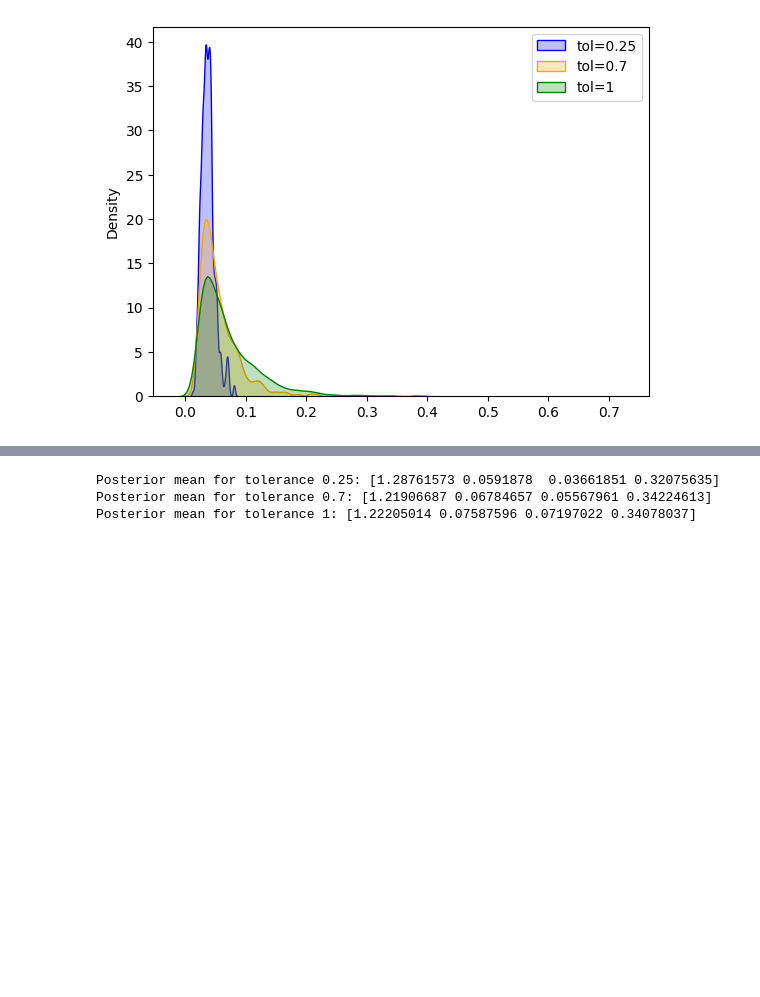
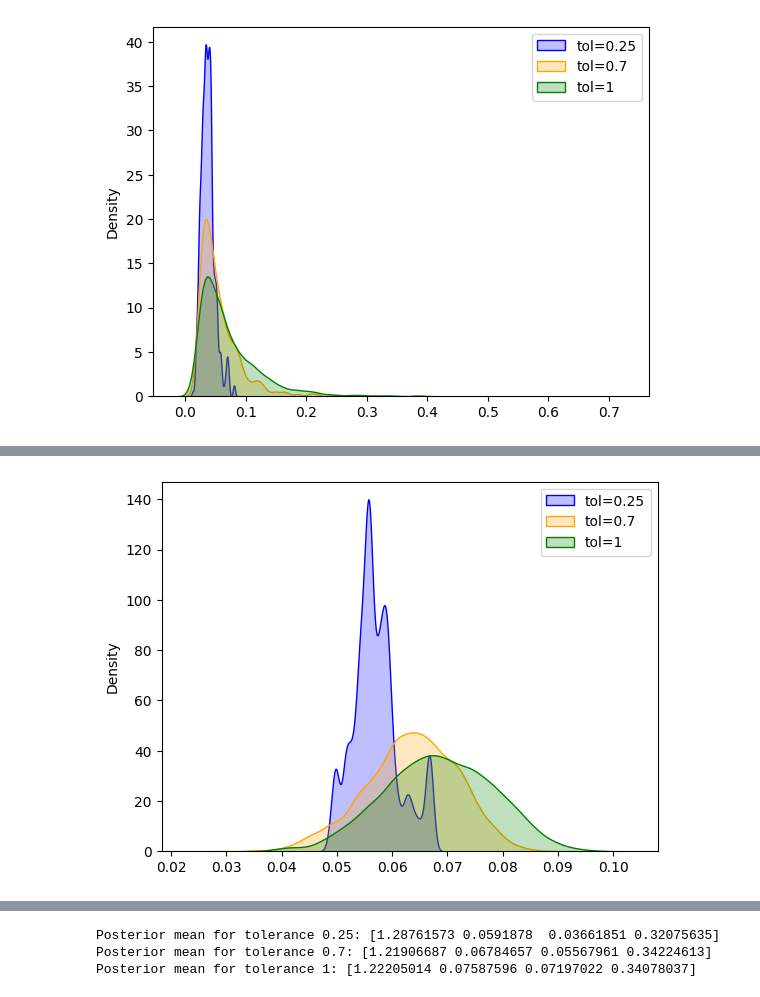
Before and after one commit to mismayil/math414-project, a Jupyter notebook: project.ipynb, the cells around one changed output, grey strips where cells are left out. Saved outputs shown, nothing was run; the diff lists cells and outputs as text; code cells hidden in the pictures; blank space fills up the shorter version.

```diff
--- a/project.ipynb
+++ b/project.ipynb
@@ -186,0 +195,4 @@ plot_phk_samples([sample_0_25[:, 2], sample_0_7[:, 2], sample_1[:, 2]])
+# %%
+plot_phk_samples([sample_0_25[:, 1], sample_0_7[:, 1], sample_1[:, 1]])
+# %% [output]
+[figure, added]
```
Also changed, not shown: parts of 7 cells of this notebook, 2 other files.
